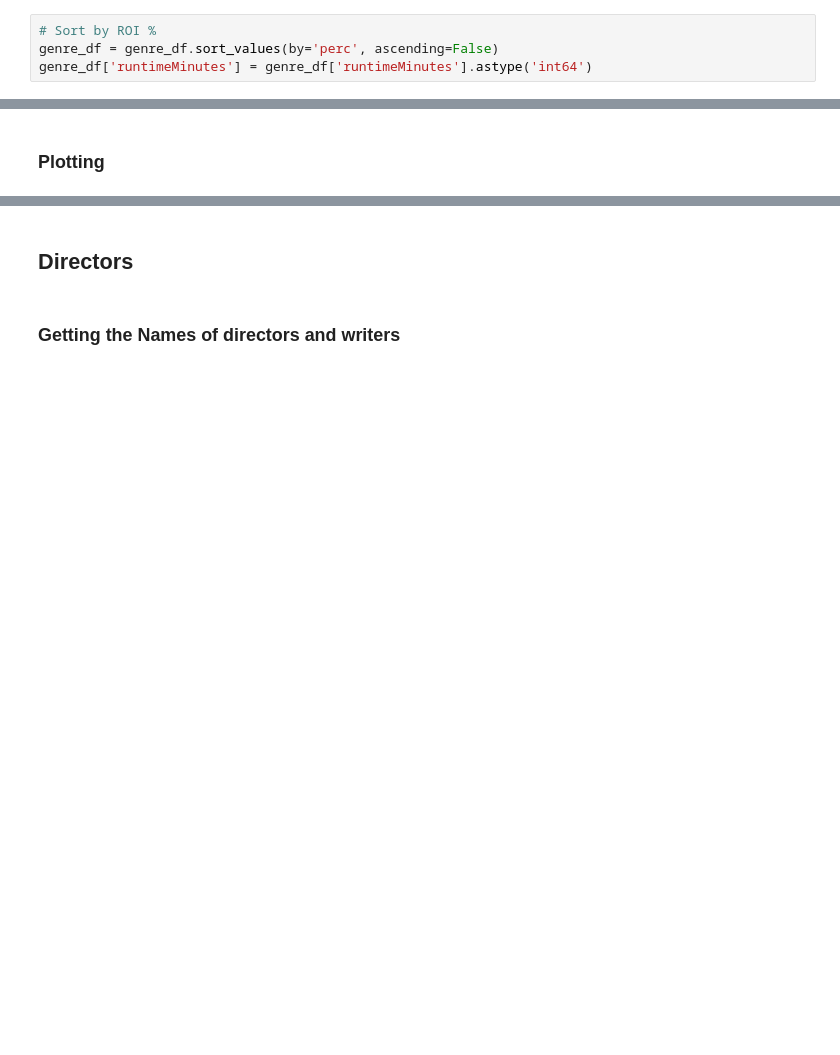
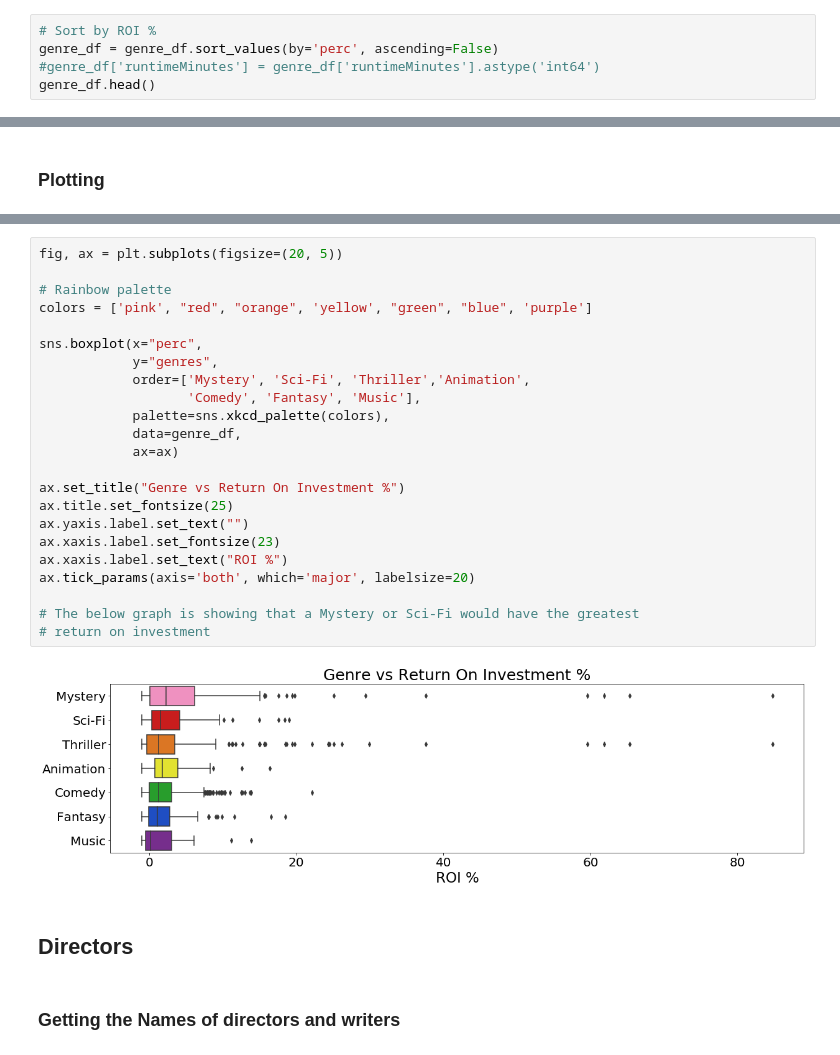
Before and after one commit to skelouse/dsc-mod-1-project-v2-1-onl01-dtsc-ft-070620, a Jupyter notebook: student.ipynb, the cells around one changed output, grey strips where cells are left out. Cells and saved outputs as stored; diff of their text form; blank space fills up the shorter version.

```diff
--- a/student.ipynb
+++ b/student.ipynb
@@ -285,4 +292,5 @@ genre_df = genre_df.explode(column='genres')
 # %%
 # Sort by ROI %
 genre_df = genre_df.sort_values(by='perc', ascending=False)
-genre_df['runtimeMinutes'] = genre_df['runtimeMinutes'].astype('int64')
+#genre_df['runtimeMinutes'] = genre_df['runtimeMinutes'].astype('int64')
+genre_df.head()
@@ -312,3 +324,28 @@ ax.tick_params(axis='both', which='major', labelsize=15)
 # %% [output]
 [figure]
+# %%
+fig, ax = plt.subplots(figsize=(20, 5))
+
+# Rainbow palette
+colors = ['pink', "red", "orange", 'yellow', "green", "blue", 'purple']
+
+sns.boxplot(x="perc",
+            y="genres",
+            order=['Mystery', 'Sci-Fi', 'Thriller','Animation',
+                   'Comedy', 'Fantasy', 'Music'],
+            palette=sns.xkcd_palette(colors),
+            data=genre_df,
+            ax=ax)
+
+ax.set_title("Genre vs Return On Investment %")
+ax.title.set_fontsize(25)
+ax.yaxis.label.set_text("")
+ax.xaxis.label.set_fontsize(23)
+ax.xaxis.label.set_text("ROI %")
+ax.tick_params(axis='both', which='major', labelsize=20)
+
+# The below graph is showing that a Mystery or Sci-Fi would have the greatest
+# return on investment
+# %% [output]
+[figure, added]
 # %% [markdown]
```
Also changed, not shown: parts of 20 cells of this notebook, 15 other files.
